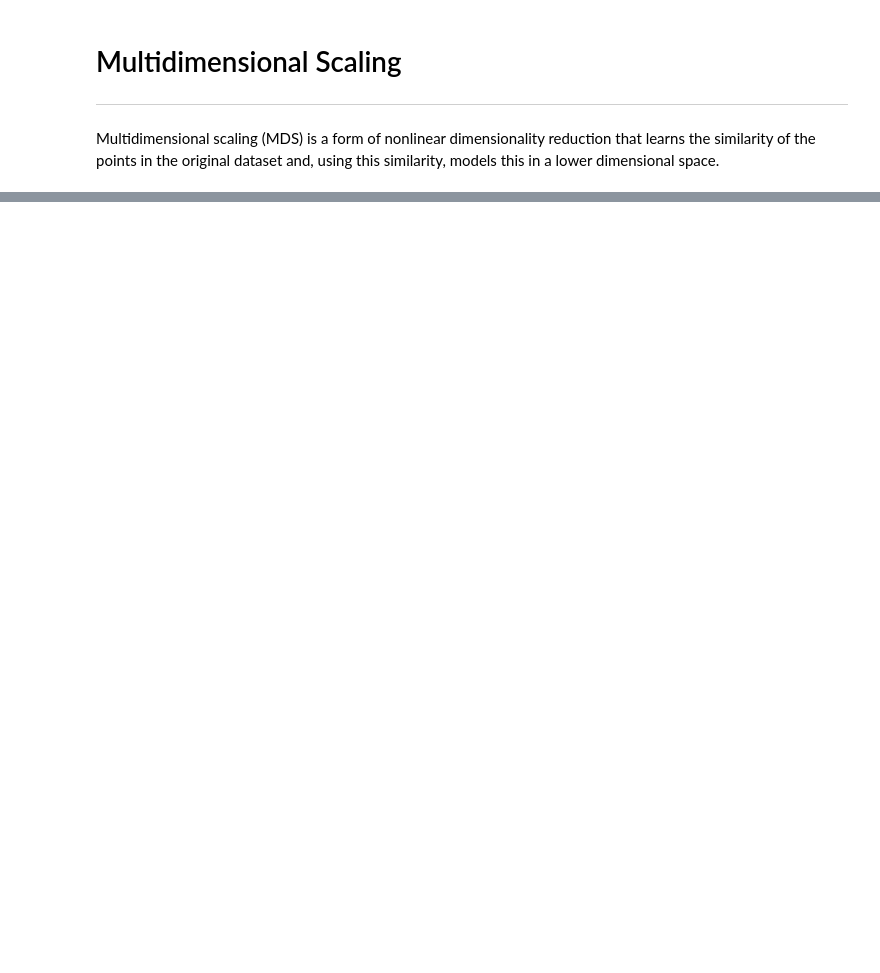
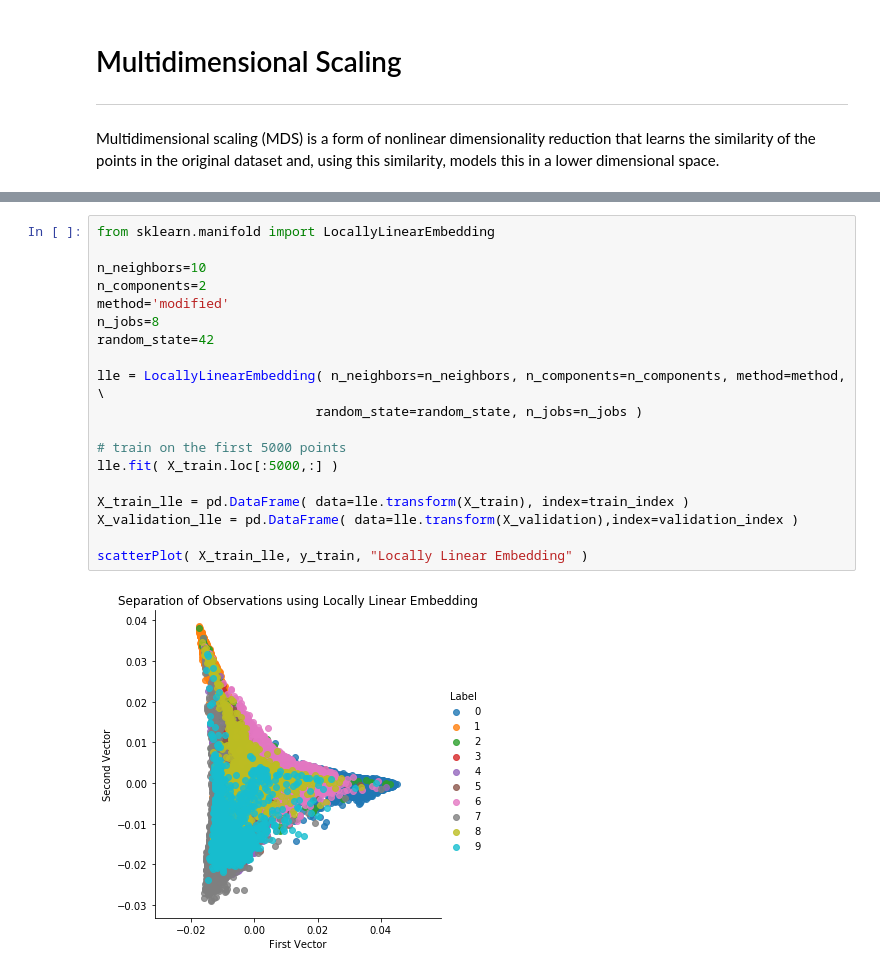
Before and after one commit to andrewhong5297/Unsupervised_Learning, a Jupyter notebook: A Tour of Dimensionality Reduction in Scikit-Learn.ipynb, the cells around one changed output, grey strips where cells are left out. Saved outputs shown, nothing was run; the diff lists cells and outputs as text; blank space fills up the shorter version.

```diff
--- a/A Tour of Dimensionality Reduction in Scikit-Learn.ipynb
+++ b/A Tour of Dimensionality Reduction in Scikit-Learn.ipynb
@@ -292,0 +288,21 @@ mds = MDS(n_components=n_components, n_init=n_init, max_iter=max_iter, metric=me
+# %%
+from sklearn.manifold import LocallyLinearEmbedding
+
+n_neighbors=10
+n_components=2
+method='modified'
+n_jobs=8
+random_state=42
+
+lle = LocallyLinearEmbedding( n_neighbors=n_neighbors, n_components=n_components, method=method, \
+                            random_state=random_state, n_jobs=n_jobs )
+
+# train on the first 5000 points
+lle.fit( X_train.loc[:5000,:] )
+
+X_train_lle = pd.DataFrame( data=lle.transform(X_train), index=train_index )
+X_validation_lle = pd.DataFrame( data=lle.transform(X_validation),index=validation_index )
+
+scatterPlot( X_train_lle, y_train, "Locally Linear Embedding" )
+# %% [output]
+[figure, added]
```
Also changed, not shown: parts of 12 cells of this notebook.
